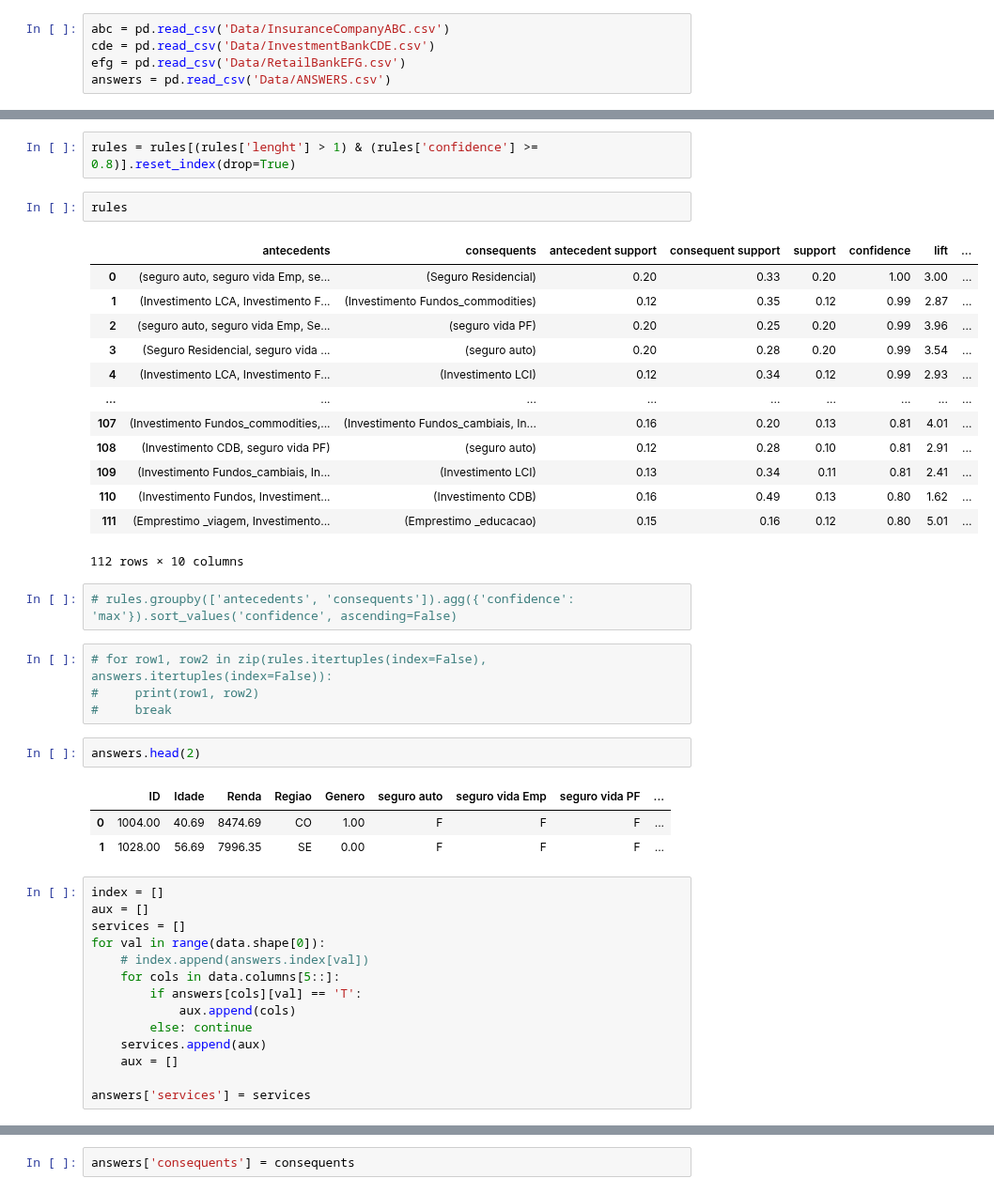
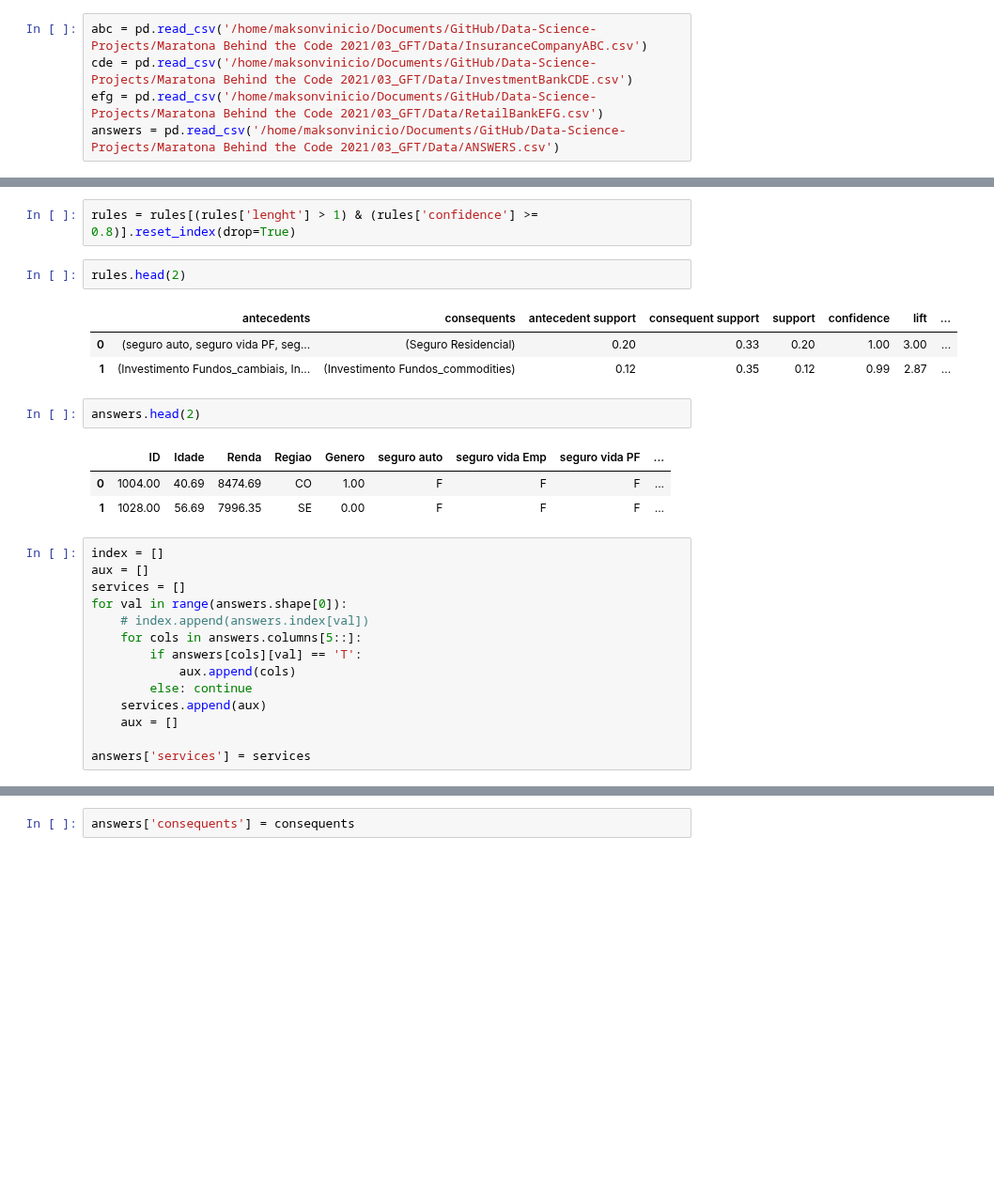
Before and after one commit to MaksonViini/Data-Science-Projects, a Jupyter notebook: Maratona Behind the Code 2021/03_GFT/Model/gft_associate_rules.ipynb, the cells around one changed output, grey strips where cells are left out. Shown at 94% size. Cells and saved outputs as stored; diff of their text form; blank space fills up the shorter version.

```diff
--- a/Maratona Behind the Code 2021/03_GFT/gft_associate_rules.ipynb
+++ b/Maratona Behind the Code 2021/03_GFT/Model/gft_associate_rules.ipynb
@@ -10,10 +10,10 @@ from mlxtend.frequent_patterns import apriori, association_rules
 pd.set_option('max_columns', 100)
 pd.options.display.float_format = '{:.2f}'.format
 # %%
-abc = pd.read_csv('Data/InsuranceCompanyABC.csv')
-cde = pd.read_csv('Data/InvestmentBankCDE.csv')
-efg = pd.read_csv('Data/RetailBankEFG.csv')
-answers = pd.read_csv('Data/ANSWERS.csv')
+abc = pd.read_csv('/home/maksonvinicio/Documents/GitHub/Data-Science-Projects/Maratona Behind the Code 2021/03_GFT/Data/InsuranceCompanyABC.csv')
+cde = pd.read_csv('/home/maksonvinicio/Documents/GitHub/Data-Science-Projects/Maratona Behind the Code 2021/03_GFT/Data/InvestmentBankCDE.csv')
+efg = pd.read_csv('/home/maksonvinicio/Documents/GitHub/Data-Science-Projects/Maratona Behind the Code 2021/03_GFT/Data/RetailBankEFG.csv')
+answers = pd.read_csv('/home/maksonvinicio/Documents/GitHub/Data-Science-Projects/Maratona Behind the Code 2021/03_GFT/Data/ANSWERS.csv')
 # %%
 abc.head(2)
 # %% [output]
@@ -85,27 +85,11 @@ rules['lenght'] = rules['antecedents'].apply(lambda x: len(x))
 # %%
 rules = rules[(rules['lenght'] > 1) & (rules['confidence'] >= 0.8)].reset_index(drop=True)
 # %%
-rules
+rules.head(2)
 # %% [output]
 |  | antecedents | consequents | antecedent support | consequent support | support | confidence | lift | ... |
-| 0 | (seguro auto, seguro vida Emp, se... | (Seguro Residencial) | 0.20 | 0.33 | 0.20 | 1.00 | 3.00 | ... |
-| 1 | (Investimento LCA, Investimento F... | (Investimento Fundos_commodities) | 0.12 | 0.35 | 0.12 | 0.99 | 2.87 | ... |
-| 2 | (seguro auto, seguro vida Emp, Se... | (seguro vida PF) | 0.20 | 0.25 | 0.20 | 0.99 | 3.96 | ... |
-| 3 | (Seguro Residencial, seguro vida ... | (seguro auto) | 0.20 | 0.28 | 0.20 | 0.99 | 3.54 | ... |
-| 4 | (Investimento LCA, Investimento F... | (Investimento LCI) | 0.12 | 0.34 | 0.12 | 0.99 | 2.93 | ... |
-| ... | ... | ... | ... | ... | ... | ... | ... | ... |
-| 107 | (Investimento Fundos_commodities,... | (Investimento Fundos_cambiais, In... | 0.16 | 0.20 | 0.13 | 0.81 | 4.01 | ... |
-| 108 | (Investimento CDB, seguro vida PF) | (seguro auto) | 0.12 | 0.28 | 0.10 | 0.81 | 2.91 | ... |
-| 109 | (Investimento Fundos_cambiais, In... | (Investimento LCI) | 0.13 | 0.34 | 0.11 | 0.81 | 2.41 | ... |
-| 110 | (Investimento Fundos, Investiment... | (Investimento CDB) | 0.16 | 0.49 | 0.13 | 0.80 | 1.62 | ... |
-| 111 | (Emprestimo _viagem, Investimento... | (Emprestimo _educacao) | 0.15 | 0.16 | 0.12 | 0.80 | 5.01 | ... |
+| 0 | (seguro auto, seguro vida PF, seg... | (Seguro Residencial) | 0.20 | 0.33 | 0.20 | 1.00 | 3.00 | ... |
+| 1 | (Investimento Fundos_cambiais, In... | (Investimento Fundos_commodities) | 0.12 | 0.35 | 0.12 | 0.99 | 2.87 | ... |
-112 rows × 10 columns
-# %%
-# rules.groupby(['antecedents', 'consequents']).agg({'confidence': 'max'}).sort_values('confidence', ascending=False)
-# %%
-# for row1, row2 in zip(rules.itertuples(index=False), answers.itertuples(index=False)):
-#     print(row1, row2)
-#     break
 # %%
 answers.head(2)
 # %% [output]
@@ -116,9 +100,9 @@ answers.head(2)
 index = []
 aux = []
 services = []
-for val in range(data.shape[0]):
+for val in range(answers.shape[0]):
     # index.append(answers.index[val])
-    for cols in data.columns[5::]:
+    for cols in answers.columns[5::]:
         if answers[cols][val] == 'T':
             aux.append(cols)
         else: continue
```
Also changed, not shown: parts of 10 cells of this notebook, 1 other file.
